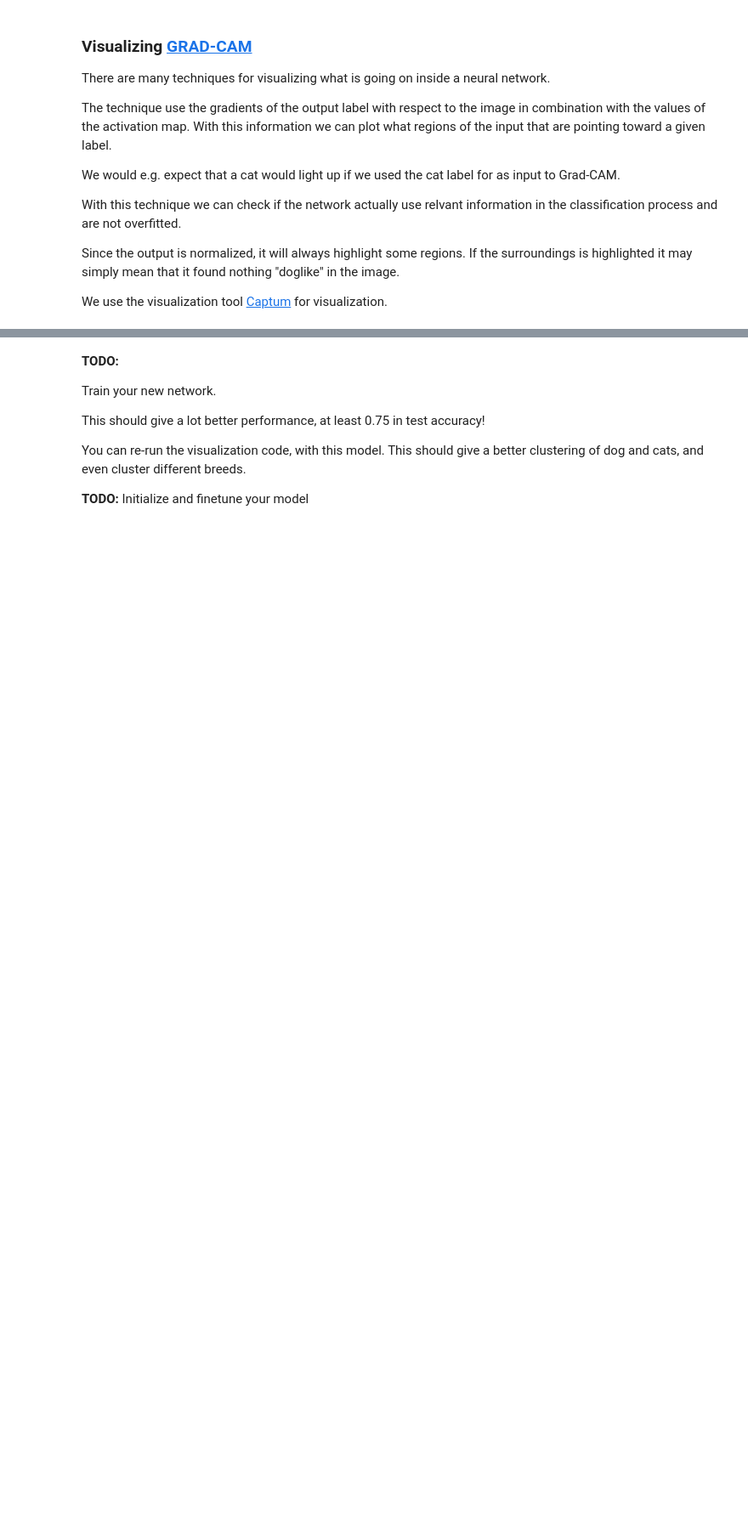
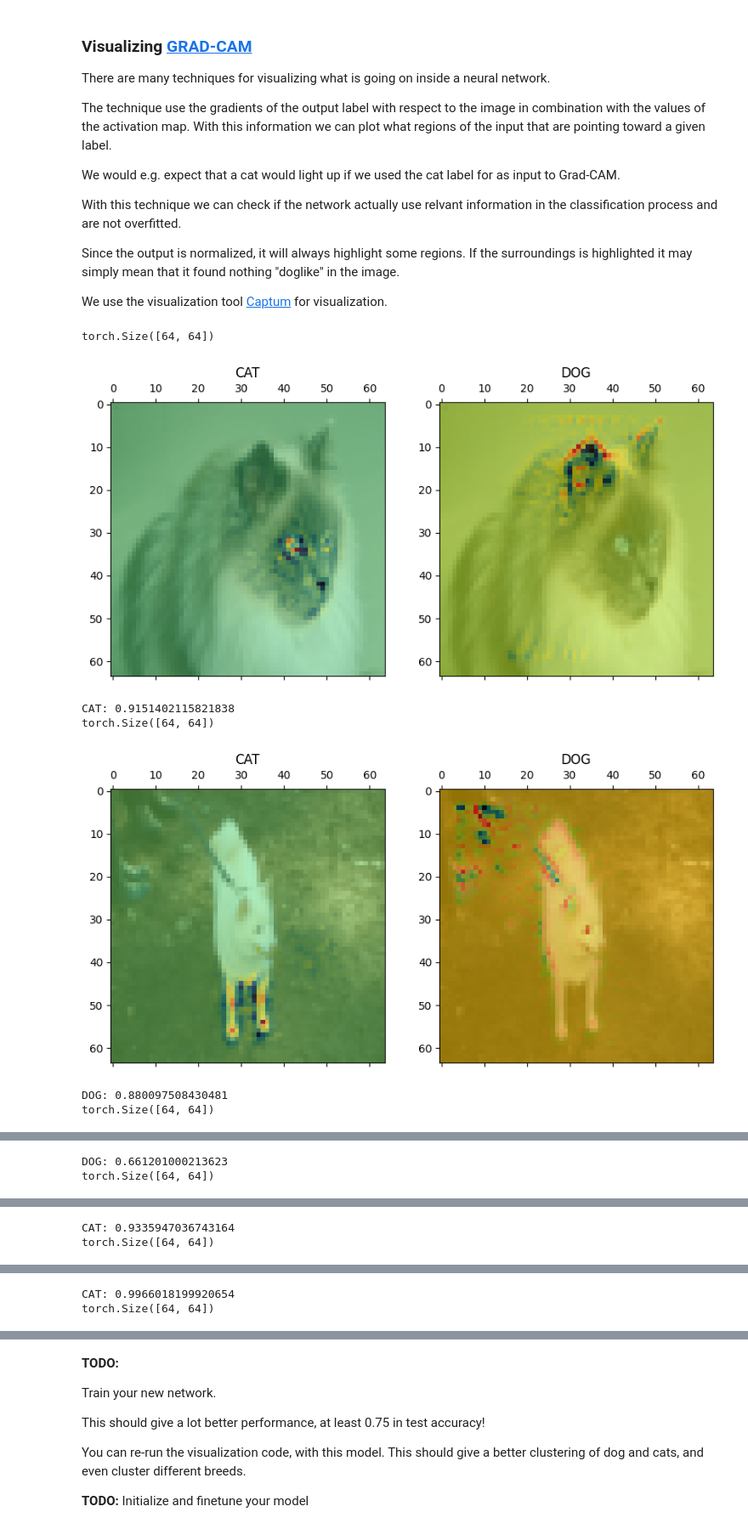
Before and after one commit to sigmunjr/TEK5030_deep_learning_torch, a Jupyter notebook: TEK5030_deep_learning_torch_solution.ipynb, the cells around one changed output, grey strips where cells are left out. Shown at 85% size. Cells and saved outputs as stored; diff of their text form; code cells hidden in the pictures; blank space fills up the shorter version.

```diff
--- a/TEK5030_deep_learning_torch_solution.ipynb
+++ b/TEK5030_deep_learning_torch_solution.ipynb
@@ -165,13 +168,14 @@ data_transforms = Compose([Resize([64, 64]), ToTensor()])
 label_transforms = Compose([Resize([64, 64], InterpolationMode.NEAREST), PILToTensor()])
 
 label_map = ['cat', 'dog']
-breads_to_cat_or_dog = [0, 1, 1, 1, 1, 0, 0, 0, 1, 0, 1, 0, 1, 1, 0, 1, 1, 1, 1, 1, 0, 1, 1, 0, 1, 1, 0, 0, 1, 1, 1, 1,
-                        0, 0, 1, 1, 1]
-
-
+breads_to_cat_or_dog = [0, 1, 1, 1, 1, 0, 0, 0, 1, 0, 1, 0, 1, 1, 0, 1, 1, 1, 1, 1, 0, 1, 1, 0, 1, 1, 0, 0, 1, 1, 1, 1, 0, 0, 1, 1, 1]
+"""
+Transforms segmentation image from PIL Image with values [0, 1, 2] (background, border, pet) to [0, 1] (background, pet) and
+Transforms labels from type of breed to cat vs dog.
+ """
 def transform_labels(inp):
     seg_img, label = inp
-    return torch.minimum(label_transforms(seg_img) - 1, torch.tensor(1)).to(torch.float32), breads_to_cat_or_dog[label]
+    return torch.minimum(label_transforms(seg_img)-1, torch.tensor(1)).to(torch.float32), breads_to_cat_or_dog[label]
 
 
 train_data = datasets.OxfordIIITPet('.', 'trainval', target_types=('segmentation', 'category'),
@@ -465,10 +457,12 @@ Train the network to a decent test accuracy. The dataset are small so we cannot
 
 Remember to create your dataloaders by running the cells in [Datasets and dataloader](#Datasets-and-dataloader)
 # %%
+from torch.utils.data import DataLoader
+
 NUM_EPOCHS = 6
 model = SimpleNet(num_classes=2).to(device)
-train_dataloader = DataLoader(train_data, batch_size=32, shuffle=True)
-test_dataloader = DataLoader(test_data, batch_size=128, shuffle=False)
+train_dataloader = DataLoader(train_data, batch_size=32, shuffle=True, num_workers=6)
+test_dataloader = DataLoader(test_data, batch_size=128, shuffle=False, num_workers=1)
 optimizer = torch.optim.AdamW(model.parameters(), lr=0.001)
 
 calculate_loss = torch.nn.CrossEntropyLoss()
@@ -585,34 +591,45 @@ We use the visualization tool [Captum](https://captum.ai/) for visualization.
 # %%
 from captum import attr
 from captum.attr import GuidedGradCam
 
 #Create gradcam for model
-gradcam = GuidedGradCam(model, model.conv5)
+#TODO: input model and models last layer
+gradcam = GuidedGradCam(model_fine, model_fine.base_model.layer4)
 
 cnt = 0
 label_map = ['CAT', 'DOG']
 
-for image, (mask, label) in test_data:
+for idx in np.random.choice(len(test_data), 10):
+    image, (mask, label) = test_data[idx]
     if cnt == 10:
         break
     cnt += 1
     f, ax = plt.subplots(nrows=1, ncols=2, figsize=(10, 5))
     ax[0].imshow(image.permute(1, 2, 0).numpy())
     ax[1].imshow(image.permute(1, 2, 0).numpy())
-
+    out = model_fine(image[None].to(device)).softmax(1).detach()
     image.requires_grad = True
     attr_cat = gradcam.attribute(image[None].to(device), 0, interpolate_mode='bicubic').mean((0, 1)).detach().cpu()
     attr_dog = gradcam.attribute(image[None].to(device), 1, interpolate_mode='bicubic').mean((0, 1)).detach().cpu()
-    print(attr_cat.max(), attr_cat.min())
+    print(attr_cat.shape)
     attr_cat -= attr_cat.min()
     attr_cat /= attr_cat.max() + 1e-8
     attr_dog -= attr_dog.min()
     attr_dog /= attr_dog.max() + 1e-8
 
     ax[0].set_title('CAT')
-    ax[0].set_title('DOG')
+    ax[1].set_title('DOG')
 
     ax[0].matshow(attr_cat, cmap='jet', alpha=0.8 * attr_cat)
     ax[1].matshow(attr_dog, cmap='jet', alpha=0.8 * attr_dog)
 
     plt.show()
+    print(f'{label_map[out[0].argmax()]}: {out.max()}')
+# %% [output]
+torch.Size([64, 64])
+[figure, added]
+CAT: 0.9151402115821838
+torch.Size([64, 64])
+[figure, added]
+DOG: 0.880097508430481
+torch.Size([64, 64])
@@ -618,0 +637,2 @@ for image, (mask, label) in test_data:
+DOG: 0.661201000213623
+torch.Size([64, 64])
@@ -618,0 +640,2 @@ for image, (mask, label) in test_data:
+CAT: 0.9335947036743164
+torch.Size([64, 64])
@@ -618,0 +643,2 @@ for image, (mask, label) in test_data:
+CAT: 0.9966018199920654
+torch.Size([64, 64])
```
Also changed, not shown: parts of 20 cells of this notebook, 5 other files.
